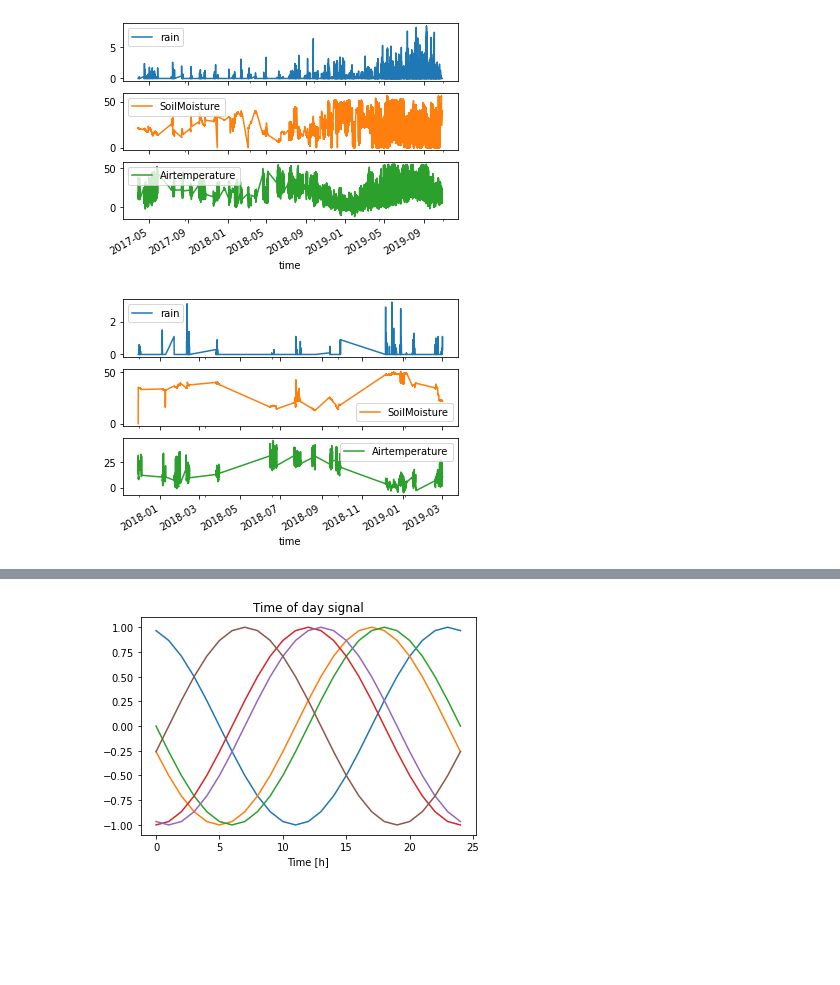
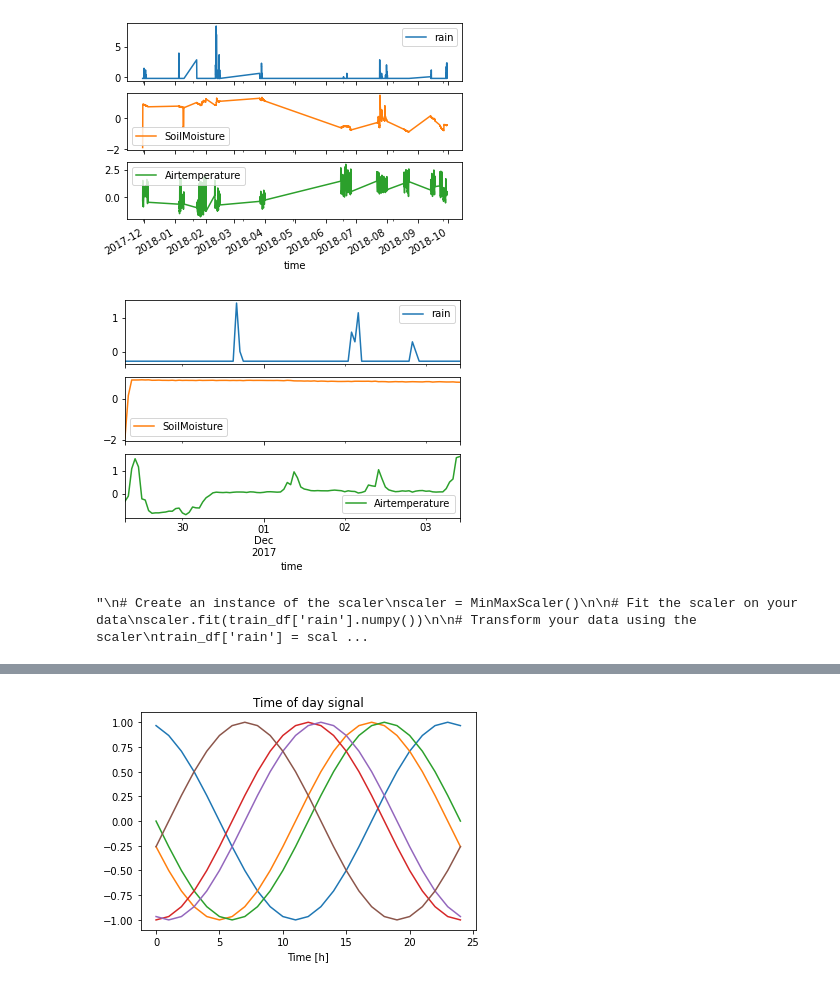
Before and after one commit to saikiranreddypundru/Predicting-Rainfall-Using-the-GROW-Dataset, a Jupyter notebook: MLModelTraining.ipynb, the cells around one changed output, grey strips where cells are left out. Cells and saved outputs as stored; diff of their text form; code cells hidden in the pictures; blank space fills up the shorter version.

```diff
--- a/MLModelTraining.ipynb
+++ b/MLModelTraining.ipynb
@@ -17,37 +18,34 @@ train_df.set_index('time', inplace=True)
 test_df.set_index('time', inplace=True)
 val_df.set_index('time', inplace=True)
 # %%
-# plot the data - visual inspection
+# plot the data - visual inspection for one sensor
 plot_cols = ['rain', 'SoilMoisture', 'Airtemperature']
-plot_features = train_df[plot_cols]
-date_time = pd.to_datetime(train_df.index, format='%Y-%m-%dT%H:%M:%S')
+
+filtered_train_df = train_df.loc[train_df['Serial'] == train_df['Serial'][0]]
+
+plot_features = filtered_train_df[plot_cols]
+date_time = pd.to_datetime(filtered_train_df.index, format='%Y-%m-%dT%H:%M:%S')
 plot_features.index = date_time
 _ = plot_features.plot(subplots=True)
 
-plot_features = train_df[plot_cols][0:3000]
-plot_features.index = date_time[0:3000]
+plot_features = filtered_train_df[plot_cols][0:100]
+plot_features.index = date_time[0:100]
 _ = plot_features.plot(subplots=True)
 # %% [output]
-[figure, old version]
+[figure, new version]
-[figure, old version]
+[figure, new version]
 # %%
 # Normalize the data
+from sklearn.preprocessing import MinMaxScaler
 train_mean = train_df.mean()
 train_std = train_df.std()
 
-for x in ['Airtemperature', 'SoilMoisture', 'rain']:
+for x in ['Airtemperature', 'SoilMoisture', 'Longitude', 'Latitude', 'rain']:
   train_df[x] = (train_df[x] - train_mean[x]) / train_std[x]
   val_df[x] = (val_df[x] - train_mean[x]) / train_std[x]
   test_df[x] = (test_df[x] - train_mean[x]) / train_std[x]
-
-
-train_df['Longitude'] = train_df['Longitude'] / 180
-val_df['Longitude'] = val_df['Longitude'] / 180
-test_df['Longitude'] = test_df['Longitude'] / 180
-
-train_df['Latitude'] = train_df['Latitude'] / 90
-val_df['Latitude'] = val_df['Latitude'] / 90
-test_df['Latitude'] = test_df['Latitude'] / 90
+# %% [output]
+"\n# Create an instance of the scaler\nscaler = MinMaxScaler()\n\n# Fit the scaler on your data\nscaler.fit(train_df['rain'].numpy())\n\n# Transform your data using the scaler\ntrain_df['rain'] = scal ...
 # %%
 # Use Forier series to find time seasonality
 fft = tf.signal.rfft(train_df['rain'])
```
Also changed, not shown: parts of 27 cells of this notebook.
